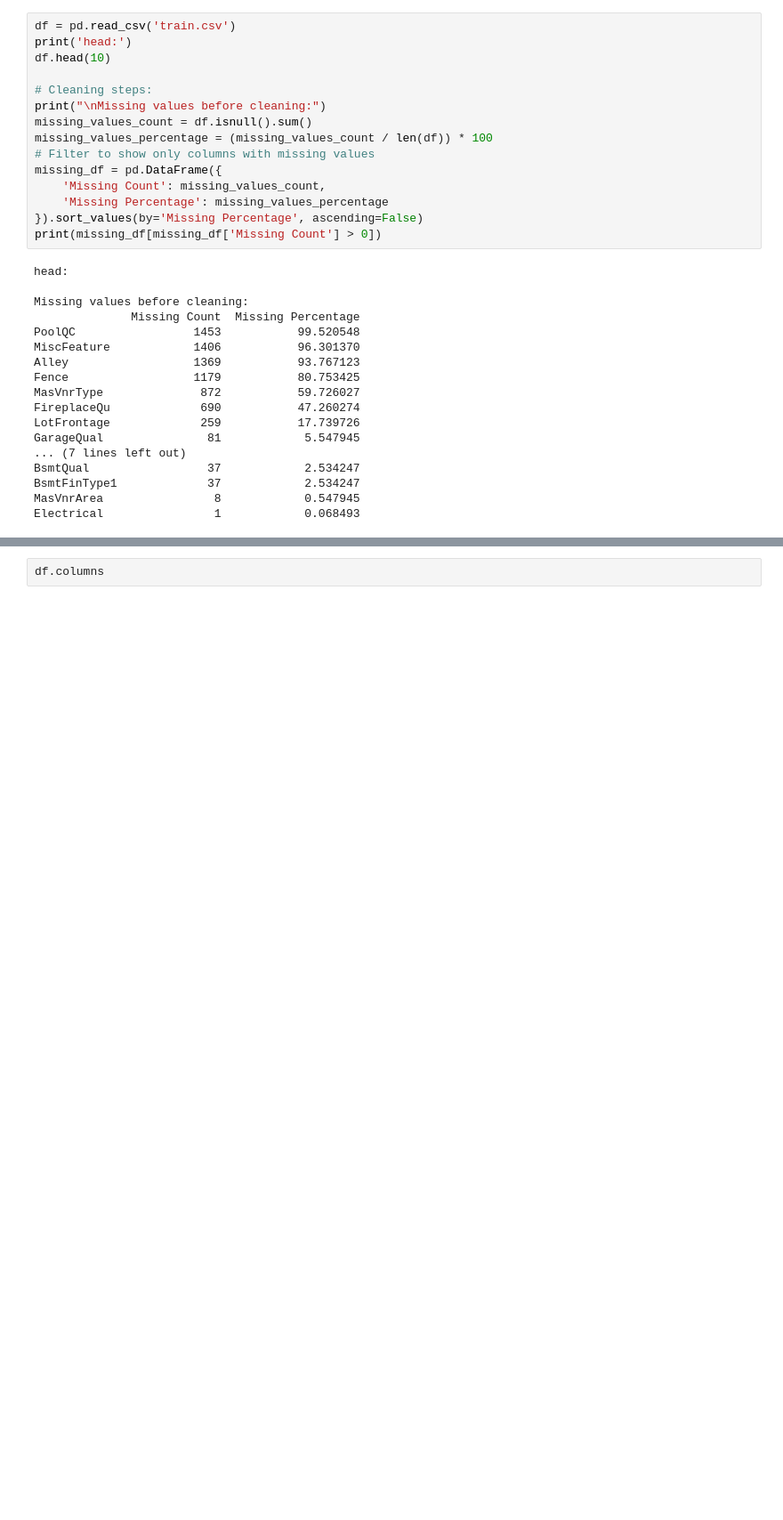
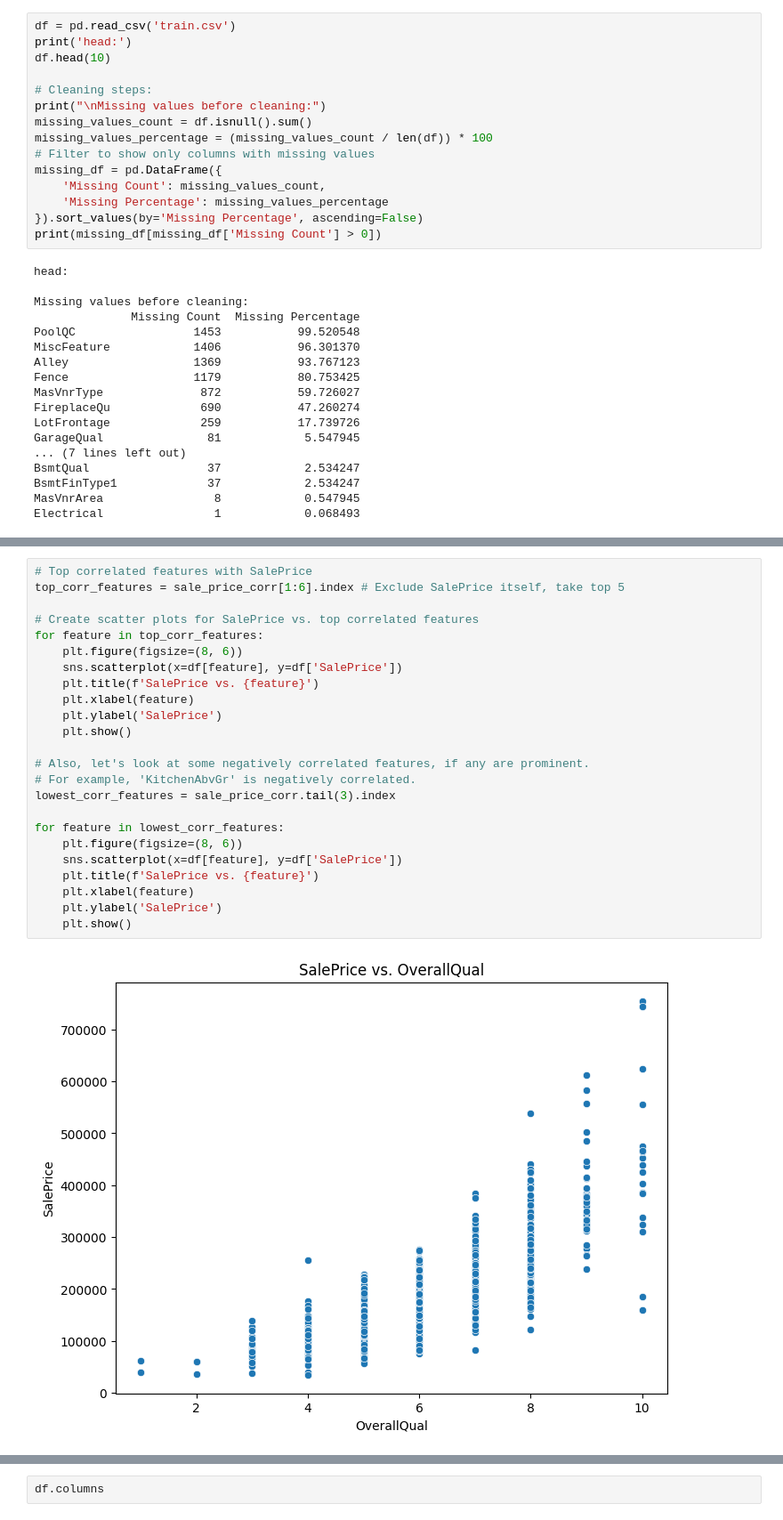
Before and after one commit to Jawntae/neetcode-submissions, a Jupyter notebook: Lab1_Data_Collection.ipynb, the cells around one changed output, grey strips where cells are left out. Shown at 89% size. Cells and saved outputs as stored; diff of their text form; blank space fills up the shorter version.

```diff
--- a/Lab1_Data_Collection.ipynb
+++ b/Lab1_Data_Collection.ipynb
@@ -539,0 +554,26 @@ memory usage: 924.0+ KB
+# %%
+# Top correlated features with SalePrice
+top_corr_features = sale_price_corr[1:6].index # Exclude SalePrice itself, take top 5
+
+# Create scatter plots for SalePrice vs. top correlated features
+for feature in top_corr_features:
+    plt.figure(figsize=(8, 6))
+    sns.scatterplot(x=df[feature], y=df['SalePrice'])
+    plt.title(f'SalePrice vs. {feature}')
+    plt.xlabel(feature)
+    plt.ylabel('SalePrice')
+    plt.show()
+
+# Also, let's look at some negatively correlated features, if any are prominent.
+# For example, 'KitchenAbvGr' is negatively correlated.
+lowest_corr_features = sale_price_corr.tail(3).index
+
+for feature in lowest_corr_features:
+    plt.figure(figsize=(8, 6))
+    sns.scatterplot(x=df[feature], y=df['SalePrice'])
+    plt.title(f'SalePrice vs. {feature}')
+    plt.xlabel(feature)
+    plt.ylabel('SalePrice')
+    plt.show()
+# %% [output]
+[figure, added]
```
Also changed, not shown: parts of 8 cells of this notebook.
